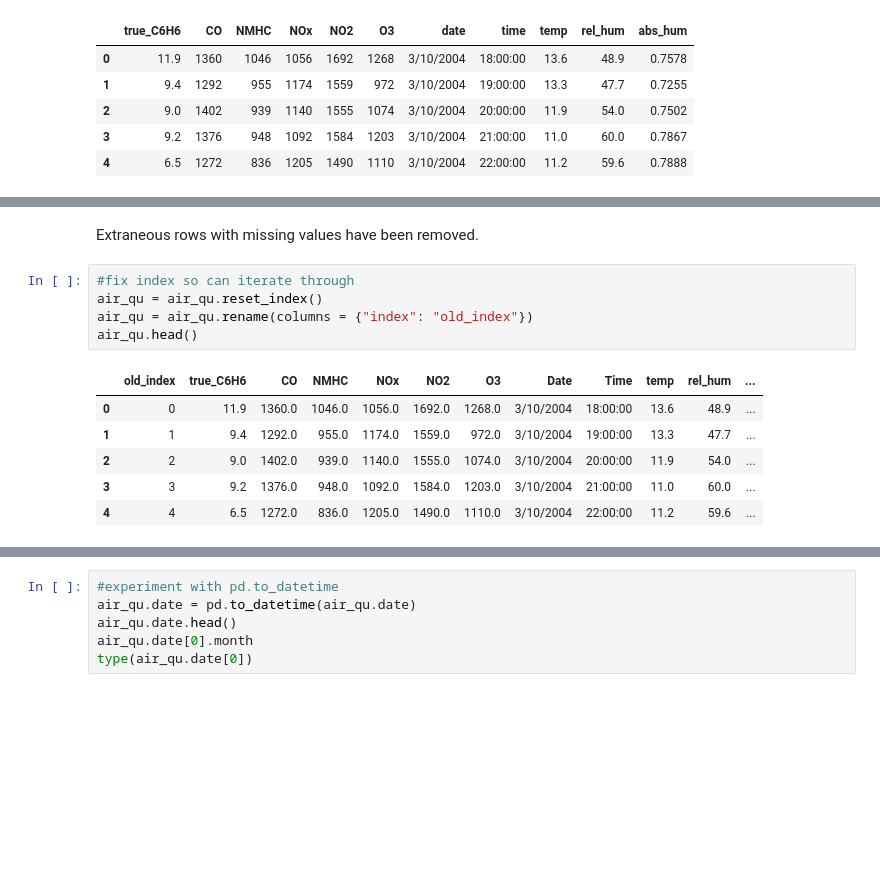
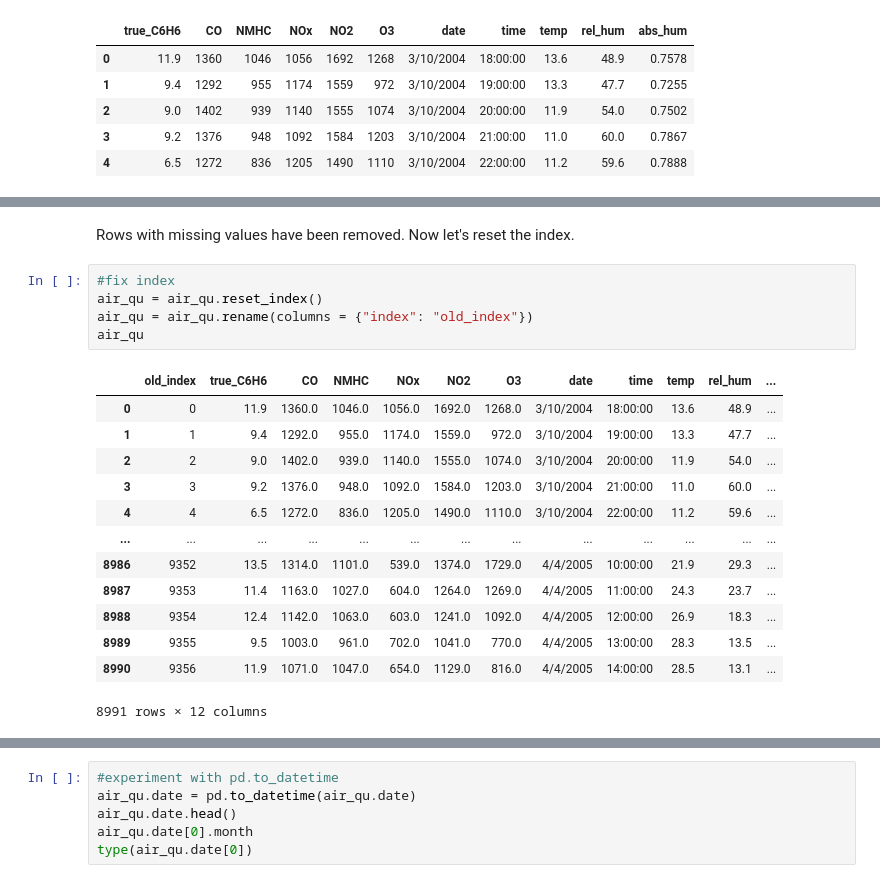
Before and after one commit to Alex-Devoid/ST-554-Project1, a Jupyter notebook: Task2/Task2.ipynb, the cells around one changed output, grey strips where cells are left out. Cells and saved outputs as stored; diff of their text form; blank space fills up the shorter version.

```diff
--- a/Task2/Task2.ipynb
+++ b/Task2/Task2.ipynb
@@ -200,16 +217,23 @@ air_qu.isnull().sum() #see that there are no nan's left
 | abs_hum | 0 |
 dtype: int64
 # %% [markdown]
-Extraneous rows with missing values have been removed.
+Rows with missing values have been removed. Now let's reset the index.
 # %%
-#fix index so can iterate through
+#fix index
 air_qu = air_qu.reset_index()
 air_qu = air_qu.rename(columns = {"index": "old_index"})
-air_qu.head()
+air_qu
 # %% [output]
-|  | old_index | true_C6H6 | CO | NMHC | NOx | NO2 | O3 | Date | Time | temp | rel_hum | ... |
+|  | old_index | true_C6H6 | CO | NMHC | NOx | NO2 | O3 | date | time | temp | rel_hum | ... |
 | 0 | 0 | 11.9 | 1360.0 | 1046.0 | 1056.0 | 1692.0 | 1268.0 | 3/10/2004 | 18:00:00 | 13.6 | 48.9 | ... |
 | 1 | 1 | 9.4 | 1292.0 | 955.0 | 1174.0 | 1559.0 | 972.0 | 3/10/2004 | 19:00:00 | 13.3 | 47.7 | ... |
 | 2 | 2 | 9.0 | 1402.0 | 939.0 | 1140.0 | 1555.0 | 1074.0 | 3/10/2004 | 20:00:00 | 11.9 | 54.0 | ... |
 | 3 | 3 | 9.2 | 1376.0 | 948.0 | 1092.0 | 1584.0 | 1203.0 | 3/10/2004 | 21:00:00 | 11.0 | 60.0 | ... |
 | 4 | 4 | 6.5 | 1272.0 | 836.0 | 1205.0 | 1490.0 | 1110.0 | 3/10/2004 | 22:00:00 | 11.2 | 59.6 | ... |
+| ... | ... | ... | ... | ... | ... | ... | ... | ... | ... | ... | ... | ... |
+| 8986 | 9352 | 13.5 | 1314.0 | 1101.0 | 539.0 | 1374.0 | 1729.0 | 4/4/2005 | 10:00:00 | 21.9 | 29.3 | ... |
+| 8987 | 9353 | 11.4 | 1163.0 | 1027.0 | 604.0 | 1264.0 | 1269.0 | 4/4/2005 | 11:00:00 | 24.3 | 23.7 | ... |
+| 8988 | 9354 | 12.4 | 1142.0 | 1063.0 | 603.0 | 1241.0 | 1092.0 | 4/4/2005 | 12:00:00 | 26.9 | 18.3 | ... |
+| 8989 | 9355 | 9.5 | 1003.0 | 961.0 | 702.0 | 1041.0 | 770.0 | 4/4/2005 | 13:00:00 | 28.3 | 13.5 | ... |
+| 8990 | 9356 | 11.9 | 1071.0 | 1047.0 | 654.0 | 1129.0 | 816.0 | 4/4/2005 | 14:00:00 | 28.5 | 13.1 | ... |
+8991 rows × 12 columns
```
Also changed, not shown: parts of 20 cells of this notebook.
